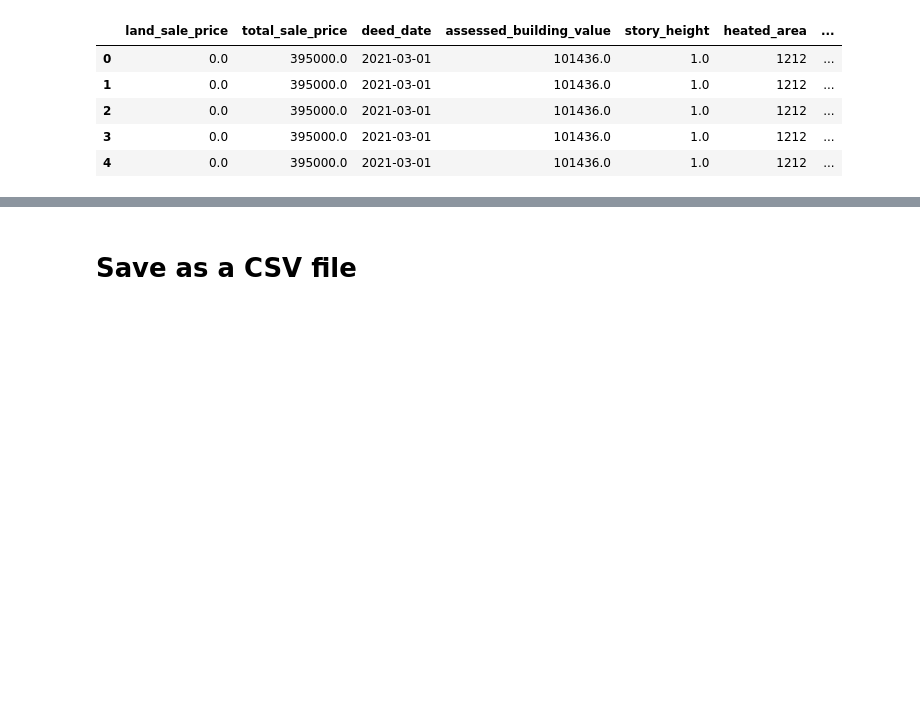
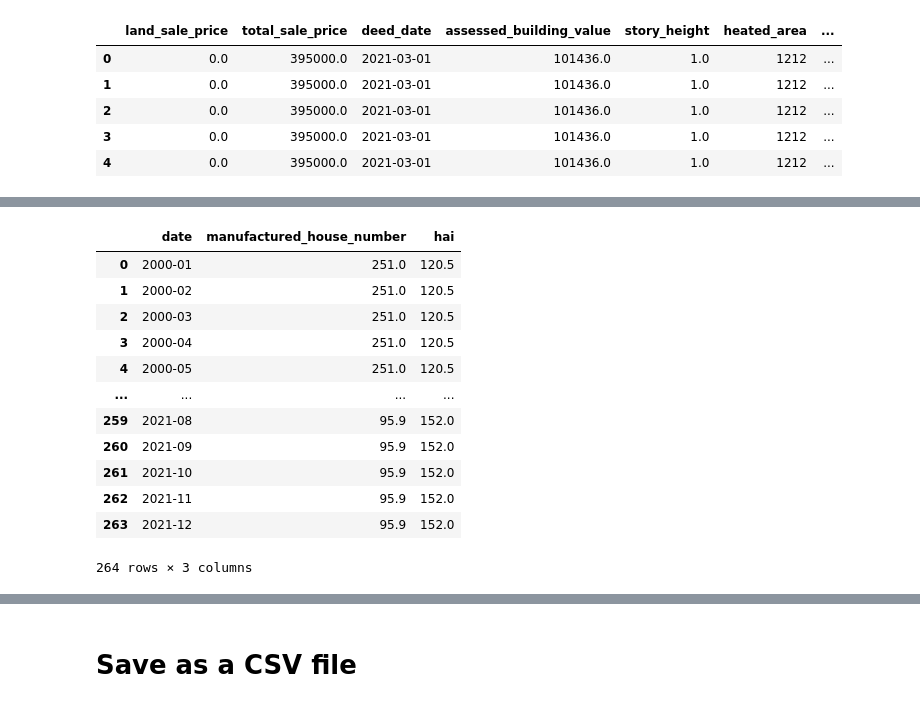
Before and after one commit to alisongh/SIADS-696-Milestone-II, a Jupyter notebook: house_summary.ipynb, the cells around one changed output, grey strips where cells are left out. Drawn from its saved outputs; the diff is of its cells as text; code cells hidden in the pictures; blank space fills up the shorter version.

```diff
--- a/house_summary.ipynb
+++ b/house_summary.ipynb
@@ -369,0 +462,9 @@ updated_house_df.head()
+# %%
+us_house_supply_df.drop(columns=['DealInvt_US'], inplace=True)
+us_house_supply_df.rename(columns={'Year':'date', 'Shipments_US': 'manufactured_house_number'}, inplace=True)
+us_house_supply_df['date'] = us_house_supply_df['date'].astype(str)
+us_house_supply_df['date'] = pd.to_datetime(us_house_supply_df['date'])
+us_house_supply_df['date'] = us_house_supply_df['date'].dt.strftime('%Y-%m')
+us_house_supply_df = us_house_supply_df[us_house_supply_df['date'] >= '2000-01']
+us_house_supply_df.reset_index(drop=True, inplace=True)
+us_house_supply_df.head()
@@ -369,0 +481,12 @@ updated_house_df.head()
+# %%
+us_house_demand_df = pd.read_excel('assets/HAI.xlsx', sheet_name="HAI_Annual")
+# %%
+us_house_demand_df = us_house_demand_df[['Year', 'FIXED_US']]
+us_house_demand_df.rename(columns={'Year':'date', 'FIXED_US': 'hai'}, inplace=True)
+# us_house_demand_df.info()
+us_house_demand_df['date'] = us_house_demand_df['date'].astype(str)
+us_house_demand_df['date'] = pd.to_datetime(us_house_demand_df['date'])
+us_house_demand_df['date'] = us_house_demand_df['date'].dt.strftime('%Y-%m')
+us_house_demand_df = us_house_demand_df[us_house_demand_df['date'] >= '2000-01']
+us_house_demand_df.reset_index(drop=True, inplace=True)
+us_house_demand_df.head()
@@ -369,0 +502,4 @@ updated_house_df.head()
+# %%
+us_house_supply_demand_df = us_house_supply_df.merge(us_house_demand_df, left_on='date', right_on='date', how='left')
+us_house_supply_demand_df.sort_values(by='date', inplace=True)
+us_house_supply_demand_df.head()
@@ -369,0 +513,24 @@ updated_house_df.head()
+# %%
+us_house_supply_demand_df = pd.DataFrame(np.repeat(us_house_supply_demand_df.values, 12, axis=0))
+us_house_supply_demand_df.rename(columns={0:'date', 1:'manufactured_house_number', 2:'hai'}, inplace=True)
+
+date_df = pd.DataFrame({'date': pd.date_range(start='2000-01-01', end='2021-12-31', freq='MS')})
+us_house_supply_demand_df['new_date'] = date_df['date'].dt.strftime('%Y-%m')
+us_house_supply_demand_df.drop(columns=['date'], inplace=True)
+us_house_supply_demand_df.rename(columns={'new_date':'date'}, inplace=True)
+final_us_house_supply_demand = us_house_supply_demand_df[['date', 'manufactured_house_number', 'hai']].copy()
+final_us_house_supply_demand
+# %% [output]
+|  | date | manufactured_house_number | hai |
+| 0 | 2000-01 | 251.0 | 120.5 |
+| 1 | 2000-02 | 251.0 | 120.5 |
+| 2 | 2000-03 | 251.0 | 120.5 |
+| 3 | 2000-04 | 251.0 | 120.5 |
+| 4 | 2000-05 | 251.0 | 120.5 |
+| ... | ... | ... | ... |
+| 259 | 2021-08 | 95.9 | 152.0 |
+| 260 | 2021-09 | 95.9 | 152.0 |
+| 261 | 2021-10 | 95.9 | 152.0 |
+| 262 | 2021-11 | 95.9 | 152.0 |
+| 263 | 2021-12 | 95.9 | 152.0 |
+264 rows × 3 columns
```
Also changed, not shown: parts of 30 cells of this notebook.
